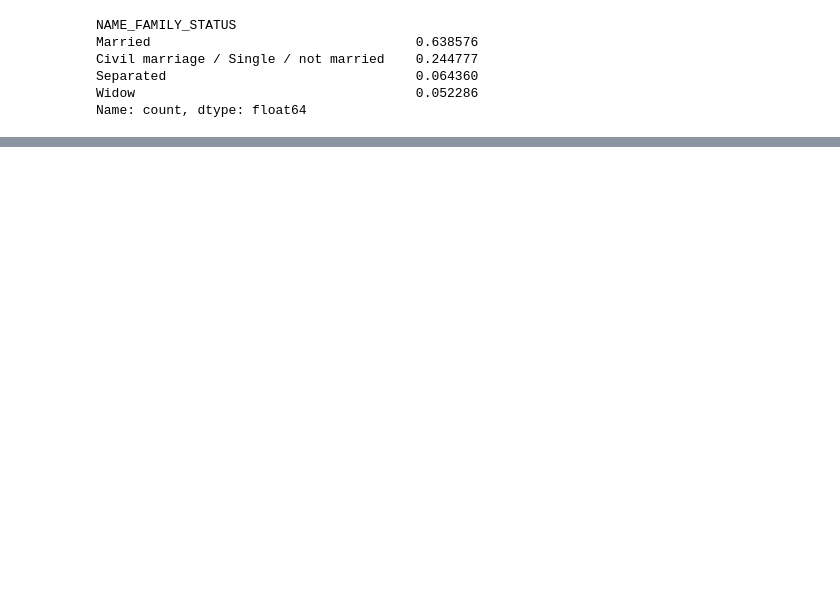
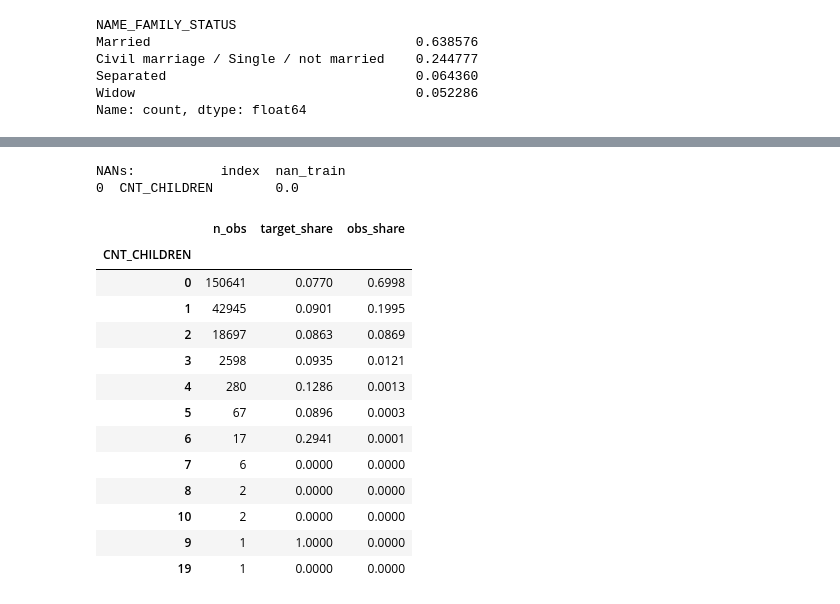
Before and after one commit to alek-ds/home-credit-default-risk-ak, a Jupyter notebook: notebooks/preprocessing/app_preprocessing_logistic_reg.ipynb, the cells around one changed output, grey strips where cells are left out. Cells and saved outputs as stored; diff of their text form; code cells hidden in the pictures; blank space fills up the shorter version.

```diff
--- a/notebooks/preprocessing/app_preprocessing_logistic_reg.ipynb
+++ b/notebooks/preprocessing/app_preprocessing_logistic_reg.ipynb
@@ -507,0 +631,20 @@ df_train2_2
+# %%
+print(f"NANs: {df_train3_1_nans[df_train3_1_nans['index'] == 'CNT_CHILDREN']}")
+discrete_summaries['CNT_CHILDREN']
+# %% [output]
+NANs:           index  nan_train
+0  CNT_CHILDREN        0.0
+|  | n_obs | target_share | obs_share |
+| CNT_CHILDREN |  |  |  |
+| 0 | 150641 | 0.0770 | 0.6998 |
+| 1 | 42945 | 0.0901 | 0.1995 |
+| 2 | 18697 | 0.0863 | 0.0869 |
+| 3 | 2598 | 0.0935 | 0.0121 |
+| 4 | 280 | 0.1286 | 0.0013 |
+| 5 | 67 | 0.0896 | 0.0003 |
+| 6 | 17 | 0.2941 | 0.0001 |
+| 7 | 6 | 0.0000 | 0.0000 |
+| 8 | 2 | 0.0000 | 0.0000 |
+| 10 | 2 | 0.0000 | 0.0000 |
+| 9 | 1 | 1.0000 | 0.0000 |
+| 19 | 1 | 0.0000 | 0.0000 |
```
Also changed, not shown: parts of 53 cells of this notebook.
